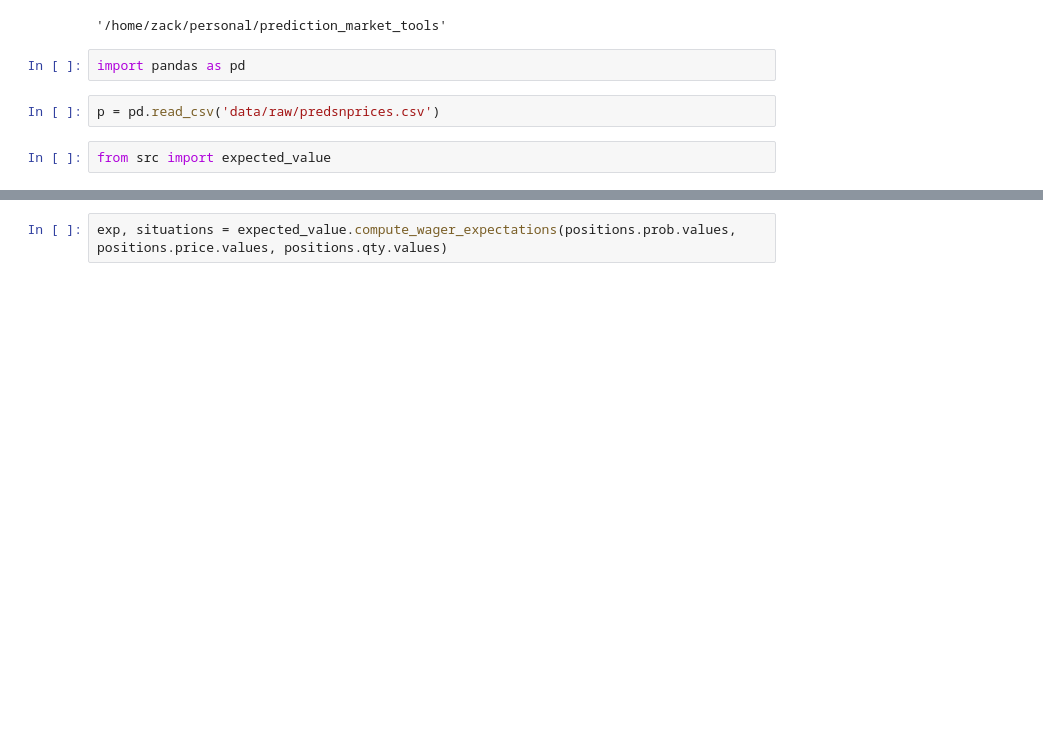
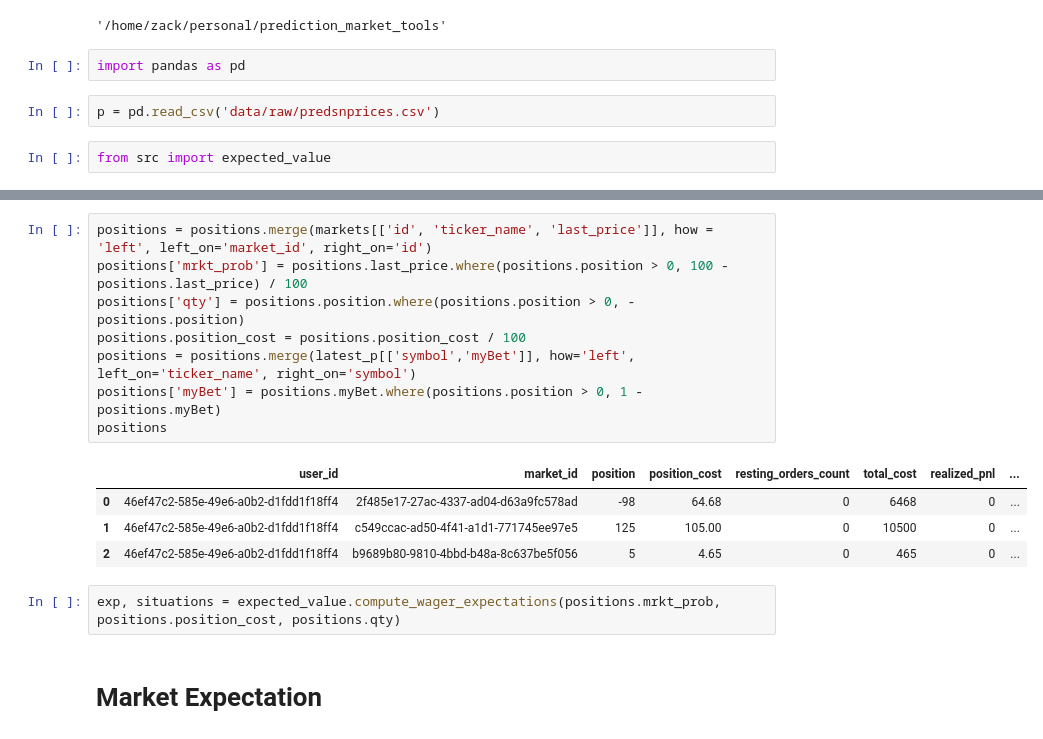
Before and after one commit to zackdrescher/prediction_market_tools, a Jupyter notebook: notebooks/holding_value.ipynb, the cells around one changed output, grey strips where cells are left out. Drawn from its saved outputs; the diff is of its cells as text; blank space fills up the shorter version.

```diff
--- a/notebooks/holding_value.ipynb
+++ b/notebooks/holding_value.ipynb
@@ -60,5 +88,20 @@ See the caveats in the documentation: https://pandas.pydata.org/pandas-docs/stab
+# %%
+positions = positions.merge(markets[['id', 'ticker_name', 'last_price']], how = 'left', left_on='market_id', right_on='id')
+positions['mrkt_prob'] = positions.last_price.where(positions.position > 0, 100 - positions.last_price) / 100
+positions['qty'] = positions.position.where(positions.position > 0, - positions.position)
+positions.position_cost = positions.position_cost / 100
+positions = positions.merge(latest_p[['symbol','myBet']], how='left', left_on='ticker_name', right_on='symbol')
+positions['myBet'] = positions.myBet.where(positions.position > 0, 1 - positions.myBet)
+positions
+# %% [output]
+|  | user_id | market_id | position | position_cost | resting_orders_count | total_cost | realized_pnl | ... |
+| 0 | 46ef47c2-585e-49e6-a0b2-d1fdd1f18ff4 | 2f485e17-27ac-4337-ad04-d63a9fc578ad | -98 | 64.68 | 0 | 6468 | 0 | ... |
+| 1 | 46ef47c2-585e-49e6-a0b2-d1fdd1f18ff4 | c549ccac-ad50-4f41-a1d1-771745ee97e5 | 125 | 105.00 | 0 | 10500 | 0 | ... |
+| 2 | 46ef47c2-585e-49e6-a0b2-d1fdd1f18ff4 | b9689b80-9810-4bbd-b48a-8c637be5f056 | 5 | 4.65 | 0 | 465 | 0 | ... |
 # %%
-exp, situations = expected_value.compute_wager_expectations(positions.prob.values, positions.price.values, positions.qty.values)
+exp, situations = expected_value.compute_wager_expectations(positions.mrkt_prob, positions.position_cost, positions.qty)
+# %% [markdown]
+# Market Expectation
 # %%
 exp
 # %% [output]
```
Also changed, not shown: parts of 17 cells of this notebook, 2 other files.
